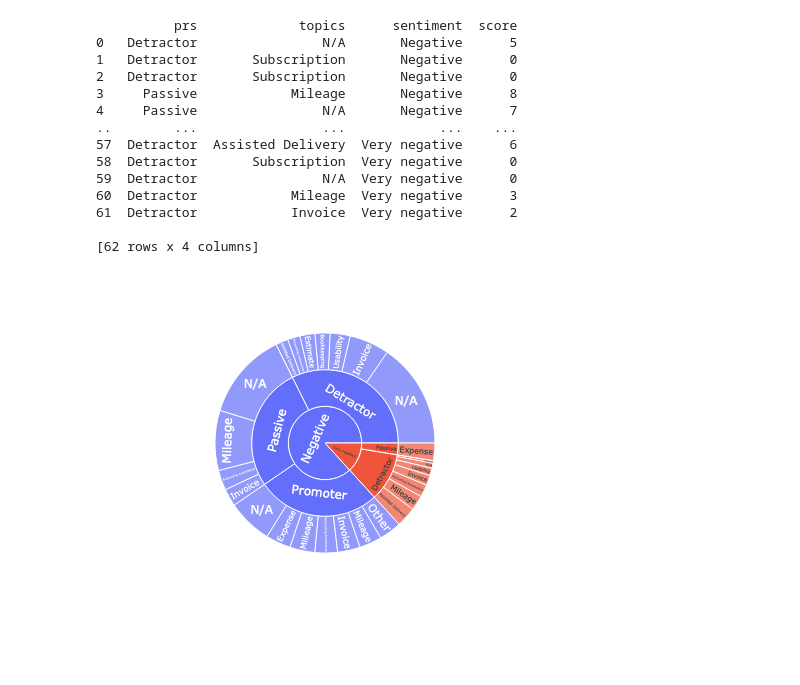
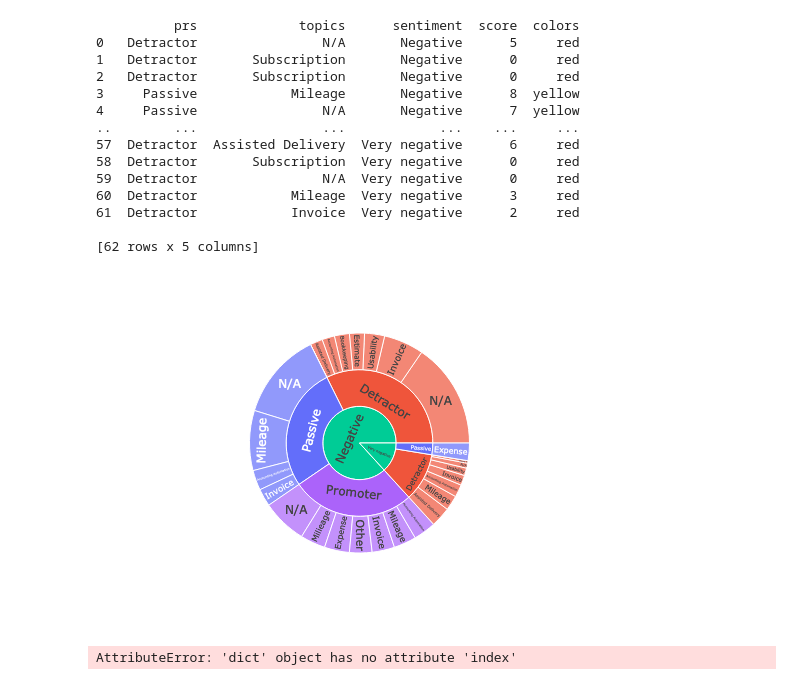
Before and after one commit to astever31/201-chuck-norris-callback, a Jupyter notebook: Sunburst.ipynb, the cells around one changed output. Cells and saved outputs as stored; diff of their text form; code cells hidden in the pictures.

```diff
--- a/Sunburst.ipynb
+++ b/Sunburst.ipynb
@@ -1,31 +1,46 @@
 # %%
 import plotly.express as px
 import pandas as pd
 prs = ["Detractor","Detractor","Detractor","Passive","Passive","Detractor","Passive","Promoter","Detractor","Detractor","Passive","Detractor","Detractor","Detractor","Detractor","Detractor","Passive","Promoter","Detractor","Detractor","Detractor","Passive","Detractor","Detractor","Detractor","Promoter","Promoter","Passive","Detractor","Detractor","Detractor","Promoter","Passive","Detractor","Detractor","Promoter","Promoter","Detractor","Detractor","Passive","Promoter","Detractor","Detractor","Passive","Detractor","Detractor","Detractor","Detractor","Detractor","Detractor","Passive","Detractor","Detractor","Detractor","Detractor","Detractor","Detractor","Detractor","Detractor","Detractor","Detractor","Detractor"]
 topics = ["N/A","Subscription","Subscription","Mileage","N/A","N/A","Accounting Automation","Other","Invoice","Invoice","N/A","N/A","N/A","N/A","Usability","N/A","Mileage","Invoice","N/A","N/A","Accounting Automation","Invoice","Accounting Automation","Accounting Automation","Accounting Automation","Expense","Mileage","Mileage","N/A","Estimate","Estimate","N/A","N/A","Bookkeeping","N/A","Accounting Automation","N/A","Invoice","Assisted Delivery","N/A","Milieage","Logging In","N/A","N/A","Usability","N/A","N/A","Logging In","Usability","N/A","Expense","Accounting Automation","Assisted Delivery","Invoice","N/A","Mileage","Accounting Automation","Assisted Delivery","Subscription","N/A","Mileage","Invoice"]
 sentiment = ["Negative","Negative","Negative","Negative","Negative","Negative","Negative","Negative","Negative","Negative","Negative","Negative","Negative","Negative","Negative","Negative","Negative","Negative","Negative","Negative","Negative","Negative","Negative","Negative","Negative","Negative","Negative","Negative","Negative","Negative","Negative","Negative","Negative","Negative","Negative","Negative","Negative","Negative","Negative","Negative","Negative","Negative","Negative","Negative","Negative","Negative","Negative","Very negative","Very negative","Very negative","Very negative","Very negative","Very negative","Very negative","Very negative","Very negative","Very negative","Very negative","Very negative","Very negative","Very negative","Very negative"]
 score = [5,0,0,8,7,3,8,9,5,5,7,6,5,1,5,0,8,9,4,5,0,7,0,0,5,10,9,8,6,3,3,9,7,6,0,9,9,6,5,7,10,0,1,7,3,2,4,1,3,2,7,0,2,2,0,3,5,6,0,0,3,2]
+colors = []
+#for p in prs:
+    #if p in ["Detractor"]:
+        #colors.append("red")
+    #elif p in ["Passive"]:
+        #colors.append("yellow")
+    #else:
+        #colors.append("green")
 df = pd.DataFrame(
-    dict(prs=prs, topics=topics, sentiment=sentiment, score=score)
+    dict(prs=prs, topics=topics, sentiment=sentiment, score=score, colors=colors)
 )
 print(df)
-fig = px.sunburst(df, path=['sentiment', 'prs', 'topics'], values='score')
+fig = px.sunburst(df, path=['sentiment', 'prs', 'topics'], values='score', color='colors')
 fig.show()
 # %% [output]
-          prs             topics      sentiment  score
-0   Detractor                N/A       Negative      5
-1   Detractor       Subscription       Negative      0
-2   Detractor       Subscription       Negative      0
-3     Passive            Mileage       Negative      8
-4     Passive                N/A       Negative      7
-..        ...                ...            ...    ...
-57  Detractor  Assisted Delivery  Very negative      6
-58  Detractor       Subscription  Very negative      0
-59  Detractor                N/A  Very negative      0
-60  Detractor            Mileage  Very negative      3
-61  Detractor            Invoice  Very negative      2
+          prs             topics      sentiment  score  colors
+0   Detractor                N/A       Negative      5     red
+1   Detractor       Subscription       Negative      0     red
+2   Detractor       Subscription       Negative      0     red
+3     Passive            Mileage       Negative      8  yellow
+4     Passive                N/A       Negative      7  yellow
+..        ...                ...            ...    ...     ...
+57  Detractor  Assisted Delivery  Very negative      6     red
+58  Detractor       Subscription  Very negative      0     red
+59  Detractor                N/A  Very negative      0     red
+60  Detractor            Mileage  Very negative      3     red
+61  Detractor            Invoice  Very negative      2     red
 
-[62 rows x 4 columns]
+[62 rows x 5 columns]
-[figure, old version]
+[figure, new version]
 # %%
 fig.write_html('sunburst.html')
+# %%
+list_of_choices=['punch', 'body-slam', 'round-house kick to the face']
+list_of_images=['mad-pika.jpg', 'happy-pika.jpg', 'sad-pika.jpg']
+options={list_of_choices[i]:list_of_images[i] for i in range(len(list_of_choices))}
+print(options.index('mad-pika.jpg'))
+# %% [output]
+AttributeError: 'dict' object has no attribute 'index'
```
